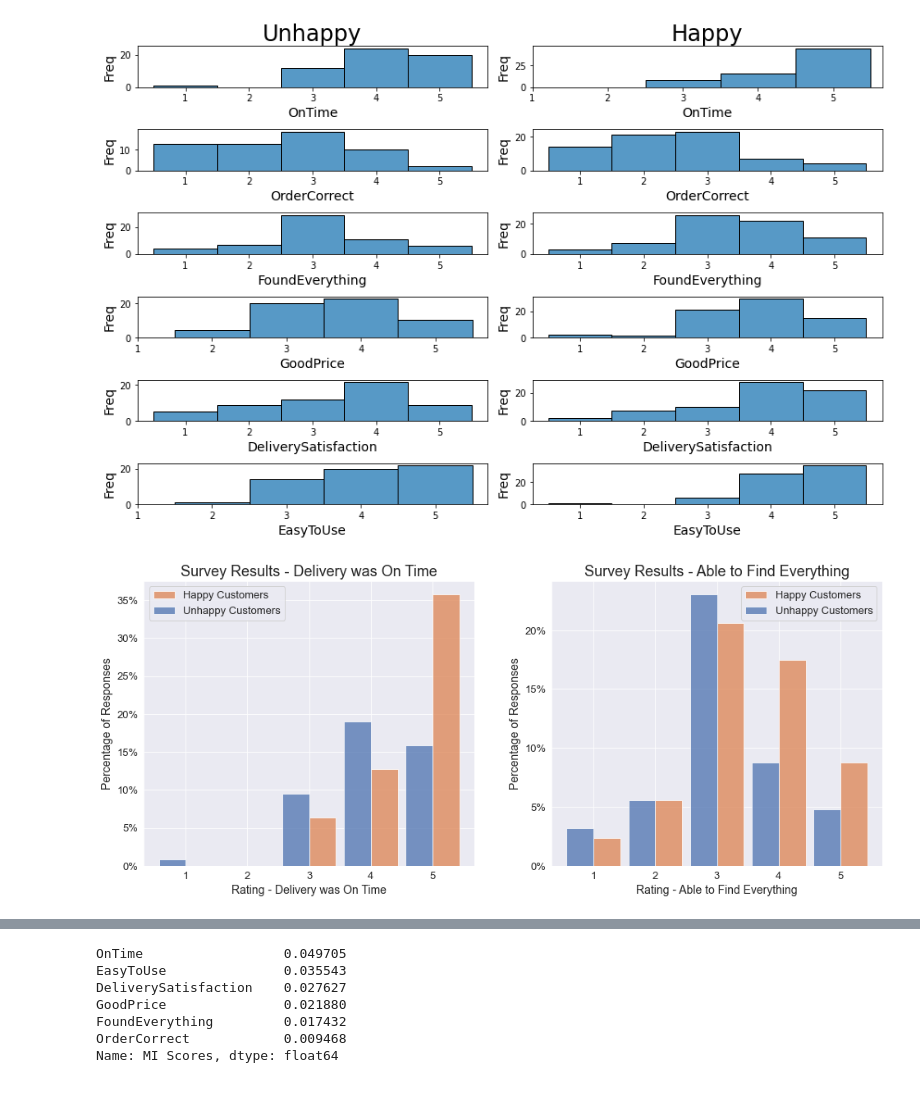
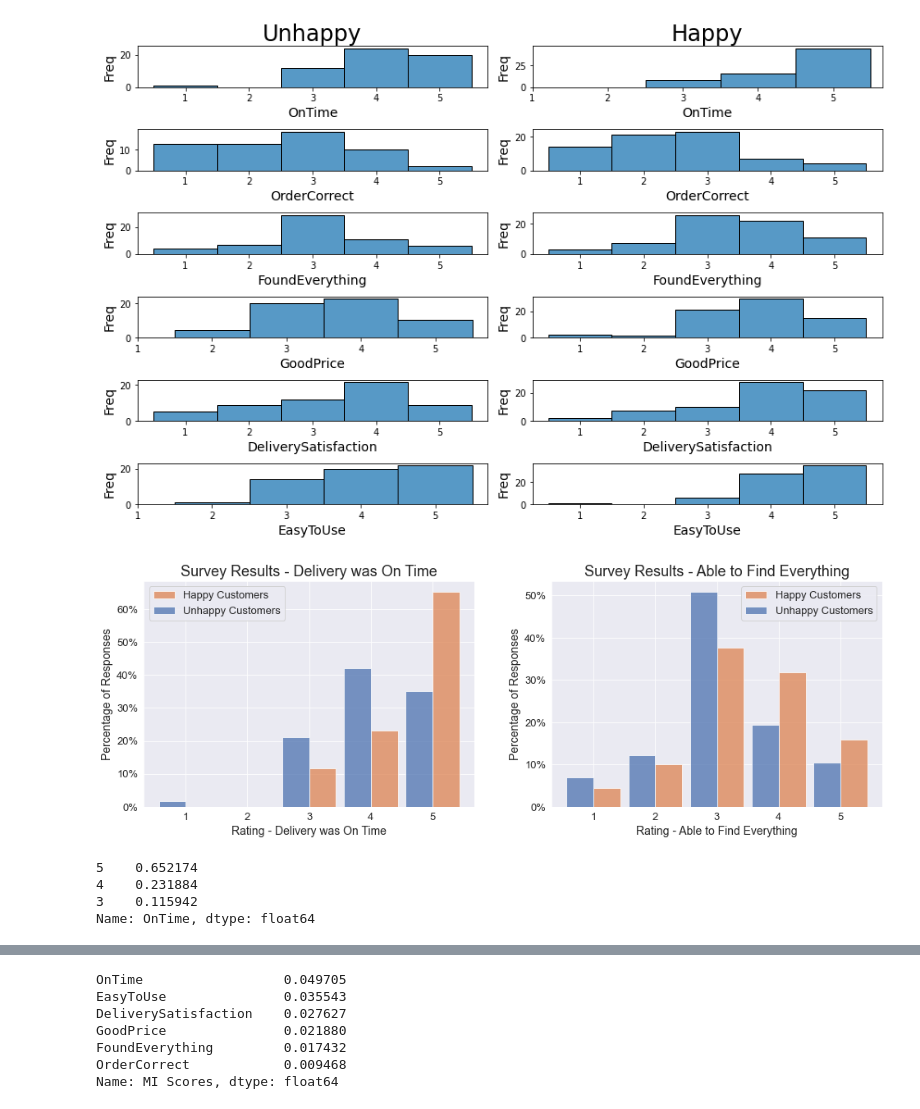
Before and after one commit to jamelvin/K85eN3vyoFJwCQ3W, a Jupyter notebook: SurveyAnalysis.ipynb, the cells around one changed output, grey strips where cells are left out. Cells and saved outputs as stored; diff of their text form; code cells hidden in the pictures.

Commit message:
Fixing plots.

```diff
--- a/SurveyAnalysis.ipynb
+++ b/SurveyAnalysis.ipynb
@@ -207,36 +207,43 @@ plt.show()
 # %%
 happy = rawData.loc[rawData.Happy == 1]
 unhappy = rawData.loc[rawData.Happy == 0]
 
 sns.set_style('darkgrid')
 plt.rc('axes', titlesize=18)
 plt.rc('axes', labelsize=14)
 plt.rc('xtick', labelsize=13)
 plt.rc('ytick', labelsize=13)
 plt.rc('legend', fontsize=13)
 plt.rc('font', size=13)
 
-fig, axs = plt.subplots(1,2, figsize=(14,6), tight_layout=True)
+fig, axs = plt.subplots(1,2, figsize=(14,5), tight_layout=True)
 plt.subplots_adjust(wspace=6.5)
 
 ax = sns.histplot(data=rawData, x='OnTime', hue='Happy', discrete=True, multiple='dodge',
-                  palette='deep', stat='proportion', shrink=.875, ax=axs[0])
+                  palette='deep', shrink=.875, stat='proportion', ax=axs[0], common_norm = False)
 ax.set_yticklabels(['{:,.0%}'.format(y) for y in ax.get_yticks()])
 ax.set_xlabel('Rating - Delivery was On Time')
 ax.set_ylabel('Percentage of Responses')
 ax.set_title('Survey Results - Delivery was On Time')
 ax.legend(['Happy Customers','Unhappy Customers'])
 
 ax = sns.histplot(data=rawData, x='FoundEverything', hue='Happy', discrete=True, multiple='dodge',
-                  palette='deep', stat='proportion', shrink=.875, ax=axs[1])
+                  palette='deep', shrink=.875, stat='proportion', ax=axs[1], common_norm = False)
 ax.set_yticklabels(['{:,.0%}'.format(y) for y in ax.get_yticks()])
 ax.set_xlabel('Rating - Able to Find Everything')
 ax.set_ylabel('Percentage of Responses')
 ax.set_title('Survey Results - Able to Find Everything')
 ax.legend(['Happy Customers','Unhappy Customers'])
 plt.show()
 # %% [output]
-[figure, old version]
+[figure, new version]
+# %%
+happy['OnTime'].value_counts()/happy['OnTime'].count()
+# %% [output]
+5    0.652174
+4    0.231884
+3    0.115942
+Name: OnTime, dtype: float64
 # %%
 happy = rawData.loc[rawData.Happy == 1]
 unhappy = rawData.loc[rawData.Happy == 0]
```
Also changed, not shown: parts of 1 cell of this notebook.
